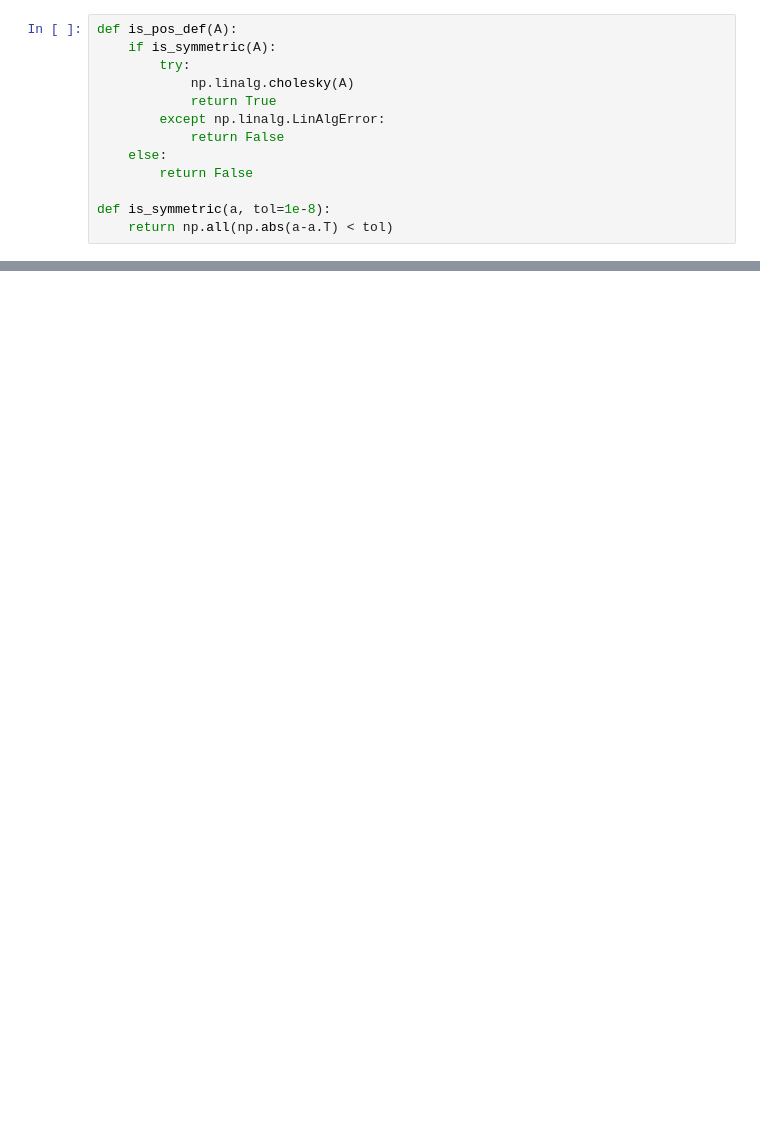
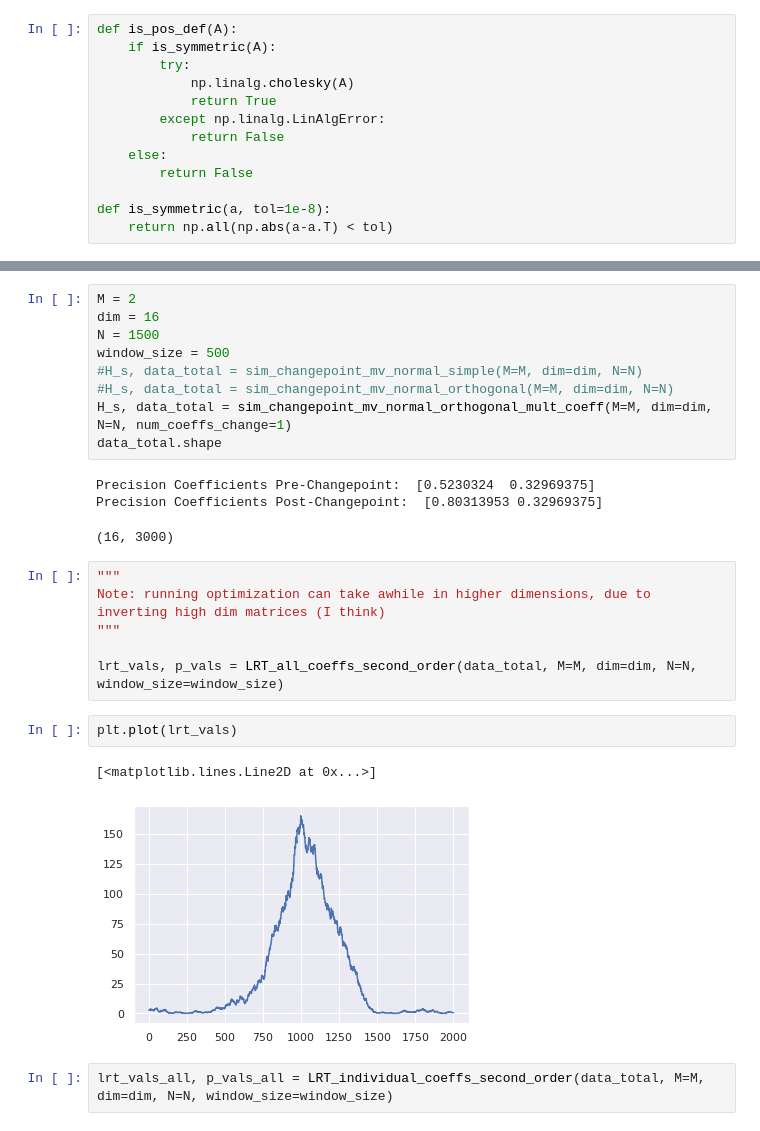
Before and after one commit to spaceonion1001/LD-CPD, a Jupyter notebook: notebooks/LRT_Sims.ipynb, the cells around one changed output, grey strips where cells are left out. Saved outputs shown, nothing was run; the diff lists cells and outputs as text; blank space fills up the shorter version.

```diff
--- a/notebooks/LRT_Sims.ipynb
+++ b/notebooks/LRT_Sims.ipynb
@@ -203,0 +391,26 @@ def cluster_precision(precision):
+# %%
+M = 2
+dim = 16
+N = 1500
+window_size = 500
+#H_s, data_total = sim_changepoint_mv_normal_simple(M=M, dim=dim, N=N)
+#H_s, data_total = sim_changepoint_mv_normal_orthogonal(M=M, dim=dim, N=N)
+H_s, data_total = sim_changepoint_mv_normal_orthogonal_mult_coeff(M=M, dim=dim, N=N, num_coeffs_change=1)
+data_total.shape
+# %% [output]
+Precision Coefficients Pre-Changepoint:  [0.5230324  0.32969375]
+Precision Coefficients Post-Changepoint:  [0.80313953 0.32969375]
+(16, 3000)
+# %%
+"""
+Note: running optimization can take awhile in higher dimensions, due to inverting high dim matrices (I think)
+"""
+
+lrt_vals, p_vals = LRT_all_coeffs_second_order(data_total, M=M, dim=dim, N=N, window_size=window_size)
+# %%
+plt.plot(lrt_vals)
+# %% [output]
+[<matplotlib.lines.Line2D at 0x...>]
+[figure, added]
+# %%
+lrt_vals_all, p_vals_all = LRT_individual_coeffs_second_order(data_total, M=M, dim=dim, N=N, window_size=window_size)
```
Also changed, not shown: parts of 47 cells of this notebook, 3 other files.
